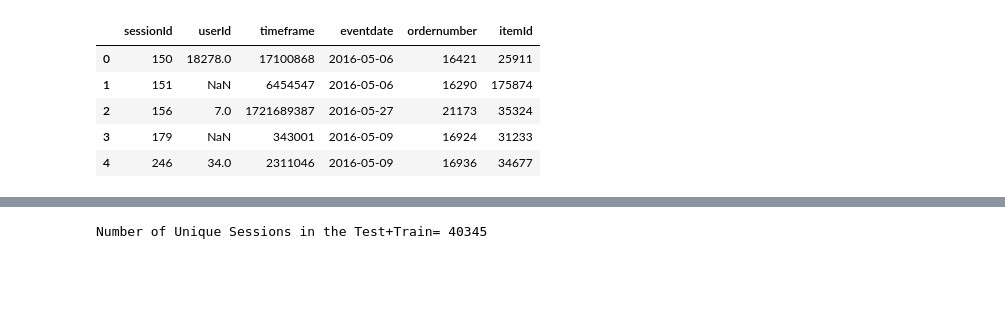
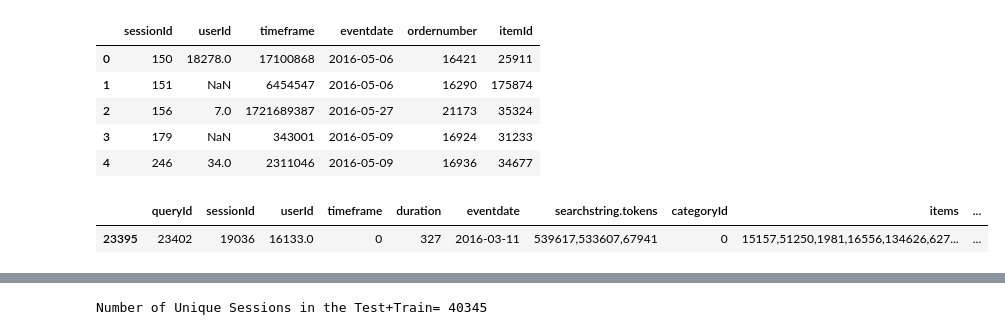
Before and after one commit to abindhar/CSCE-670---COURSE-PROJECT, a Jupyter notebook: src/GraphEmbedding.ipynb, the cells around one changed output, grey strips where cells are left out. Cells and saved outputs as stored; diff of their text form; code cells hidden in the pictures; blank space fills up the shorter version.

```diff
--- a/src/GraphEmbedding.ipynb
+++ b/src/GraphEmbedding.ipynb
@@ -127,3 +145,8 @@ train_purchases= train_purchases.reset_index(drop=True)
 # %%
 Train_data= combined_data.loc[combined_data['is.test']==False]
 Test_data= combined_data.loc[combined_data['is.test']==True]
+# %%
+combined_data.loc[combined_data['sessionId']==19036][combined_data['queryId']==23402]
+# %% [output]
+|  | queryId | sessionId | userId | timeframe | duration | eventdate | searchstring.tokens | categoryId | items | ... |
+| 23395 | 23402 | 19036 | 16133.0 | 0 | 327 | 2016-03-11 | 539617,533607,67941 | 0 | 15157,51250,1981,16556,134626,627... | ... |
```
Also changed, not shown: parts of 30 cells of this notebook.
